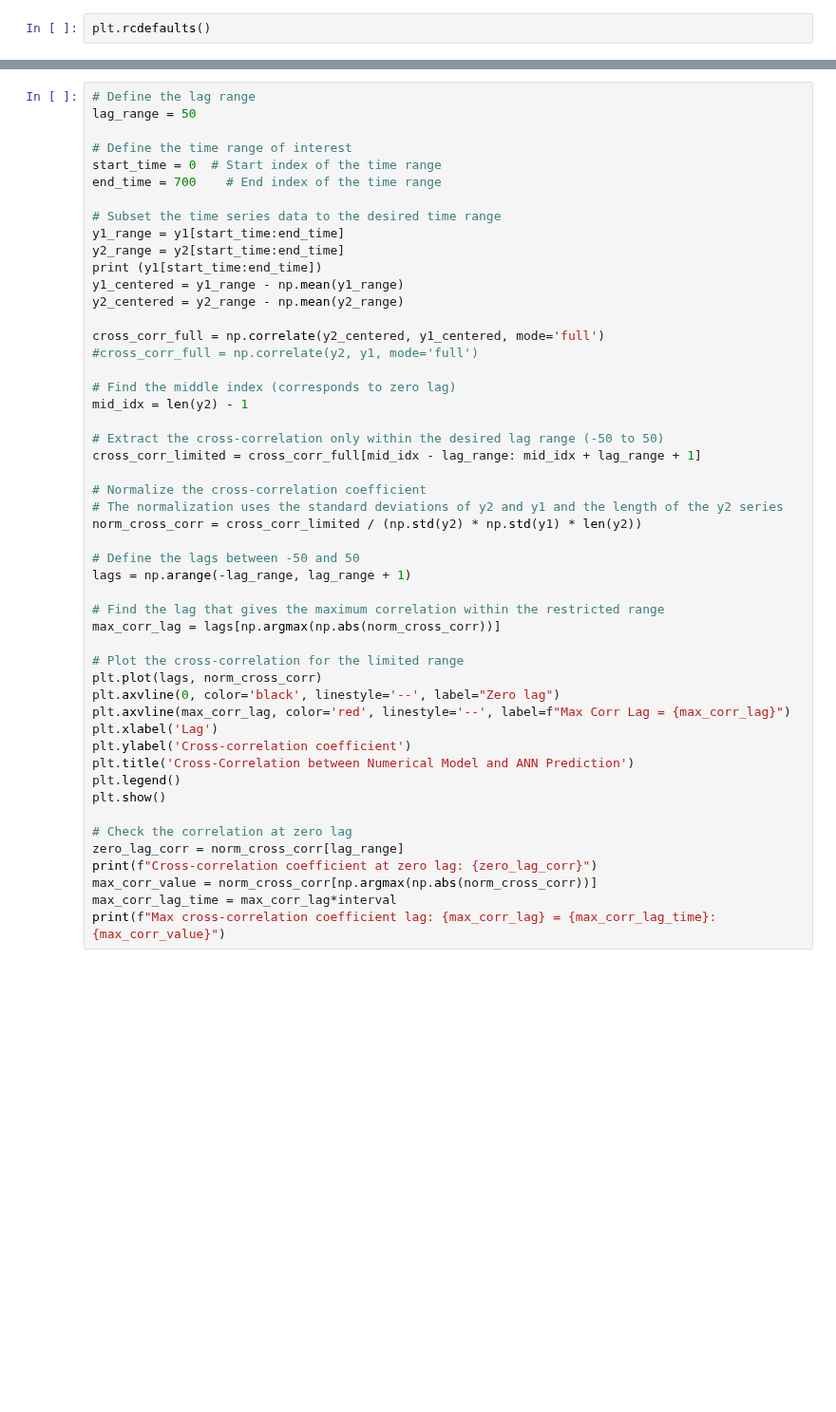
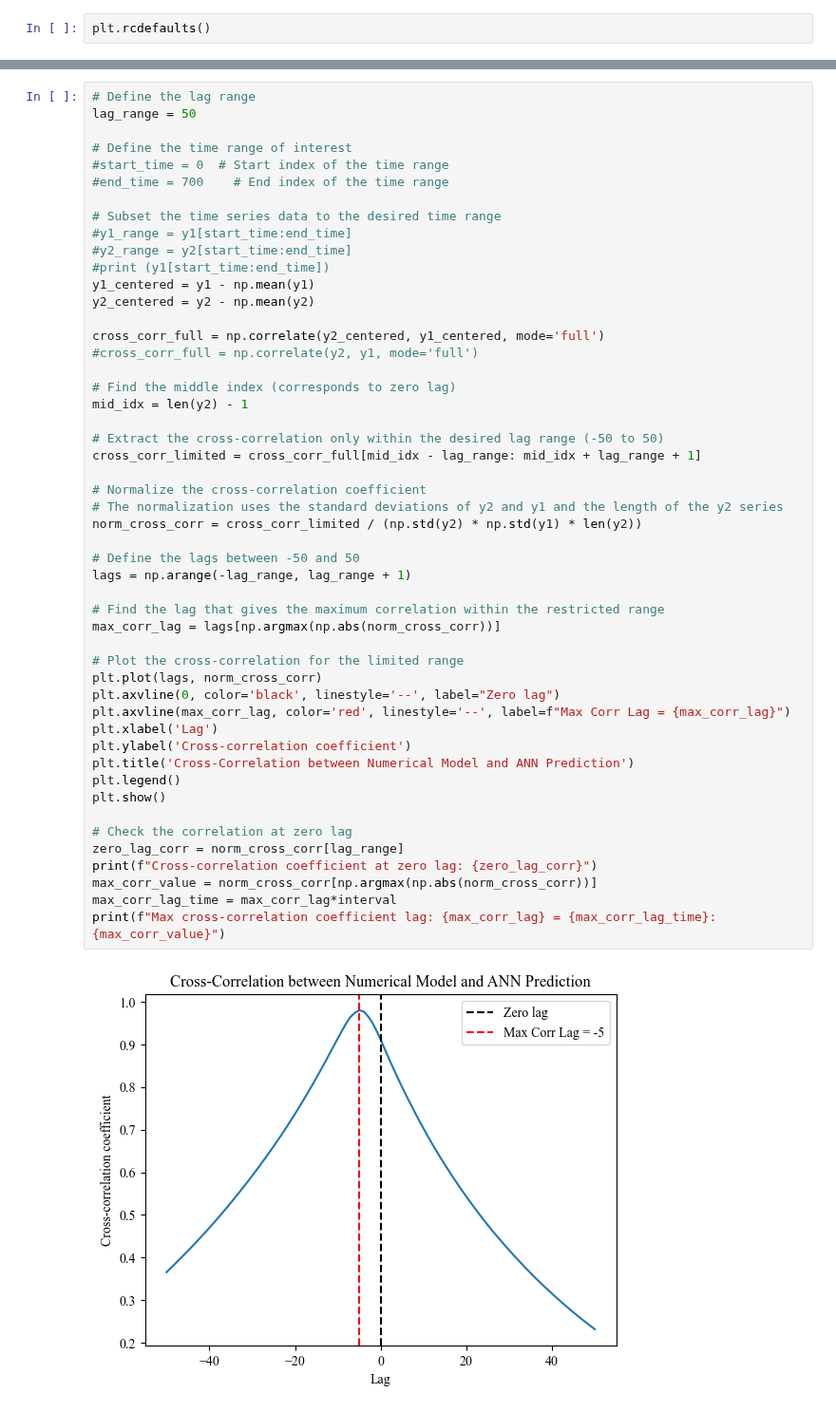
Before and after one commit to ChamodiWidanage/Pressure_history_2, a Jupyter notebook: RP_Combined_Code_All_Sections.ipynb, the cells around one changed output, grey strips where cells are left out. Shown at 95% size. Drawn from its saved outputs; the diff is of its cells as text; blank space fills up the shorter version.

```diff
--- a/RP_Combined_Code_All_Sections.ipynb
+++ b/RP_Combined_Code_All_Sections.ipynb
@@ -391,15 +392,15 @@ plt.show()
 lag_range = 50
 
 # Define the time range of interest
-start_time = 0  # Start index of the time range
-end_time = 700    # End index of the time range
+#start_time = 0  # Start index of the time range
+#end_time = 700    # End index of the time range
 
 # Subset the time series data to the desired time range
-y1_range = y1[start_time:end_time]
-y2_range = y2[start_time:end_time]
-print (y1[start_time:end_time])
-y1_centered = y1_range - np.mean(y1_range)
-y2_centered = y2_range - np.mean(y2_range)
+#y1_range = y1[start_time:end_time]
+#y2_range = y2[start_time:end_time]
+#print (y1[start_time:end_time])
+y1_centered = y1 - np.mean(y1)
+y2_centered = y2 - np.mean(y2)
 
 cross_corr_full = np.correlate(y2_centered, y1_centered, mode='full')
 #cross_corr_full = np.correlate(y2, y1, mode='full')
@@ -410,30 +411,31 @@ mid_idx = len(y2) - 1
 # Extract the cross-correlation only within the desired lag range (-50 to 50)
 cross_corr_limited = cross_corr_full[mid_idx - lag_range: mid_idx + lag_range + 1]
 
 # Normalize the cross-correlation coefficient
 # The normalization uses the standard deviations of y2 and y1 and the length of the y2 series
 norm_cross_corr = cross_corr_limited / (np.std(y2) * np.std(y1) * len(y2))
 
 # Define the lags between -50 and 50
 lags = np.arange(-lag_range, lag_range + 1)
 
 # Find the lag that gives the maximum correlation within the restricted range
 max_corr_lag = lags[np.argmax(np.abs(norm_cross_corr))]
 
 # Plot the cross-correlation for the limited range
 plt.plot(lags, norm_cross_corr)
 plt.axvline(0, color='black', linestyle='--', label="Zero lag")
 plt.axvline(max_corr_lag, color='red', linestyle='--', label=f"Max Corr Lag = {max_corr_lag}")
 plt.xlabel('Lag')
 plt.ylabel('Cross-correlation coefficient')
 plt.title('Cross-Correlation between Numerical Model and ANN Prediction')
 plt.legend()
 plt.show()
 
 # Check the correlation at zero lag
 zero_lag_corr = norm_cross_corr[lag_range]
 print(f"Cross-correlation coefficient at zero lag: {zero_lag_corr}")
 max_corr_value = norm_cross_corr[np.argmax(np.abs(norm_cross_corr))]
 max_corr_lag_time = max_corr_lag*interval
 print(f"Max cross-correlation coefficient lag: {max_corr_lag} = {max_corr_lag_time}: {max_corr_value}")
 # %% [output]
+[figure, new version]
```
Also changed, not shown: parts of 10 cells of this notebook, 4 other files.
